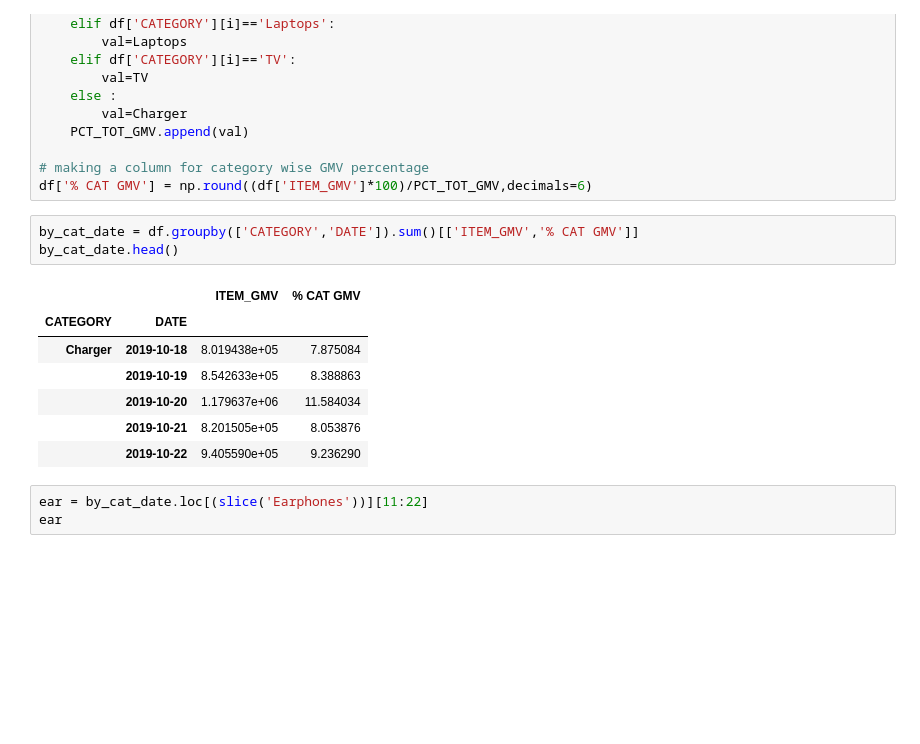
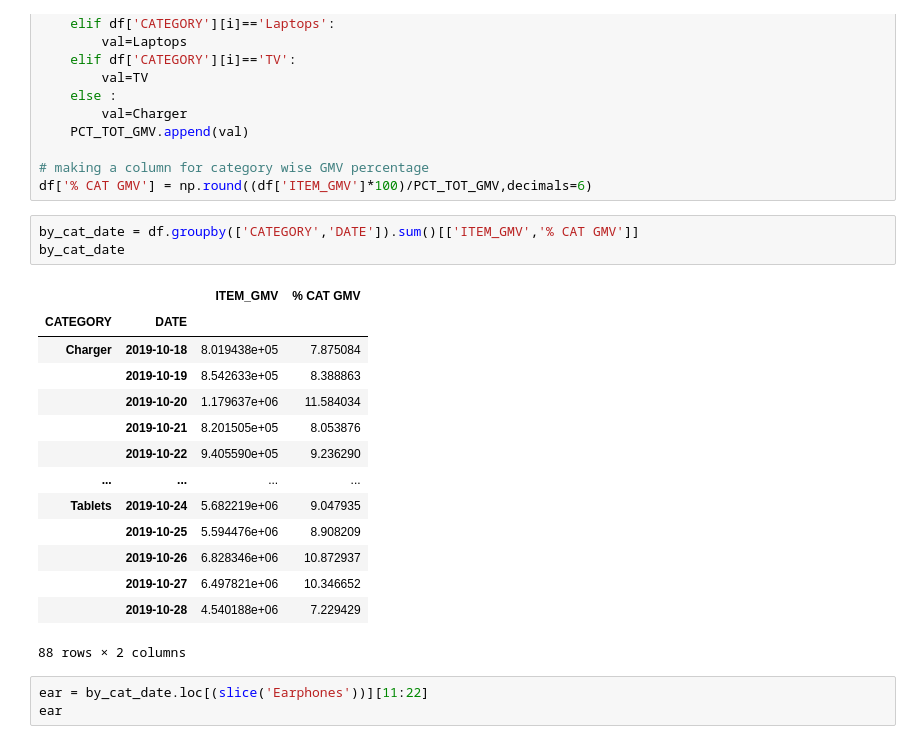
Before and after one commit to raahul42/Case-Comps, a Jupyter notebook: ByteCrunch/ByteCrunch post-diwa.ipynb, the cells around one changed output. Drawn from its saved outputs; the diff is of its cells as text; blank space fills up the shorter version.

```diff
--- a/ByteCrunch/ByteCrunch post-diwa.ipynb
+++ b/ByteCrunch/ByteCrunch post-diwa.ipynb
@@ -242,15 +248,22 @@ for i in range(df['ORDERS'].size):
 df['% CAT GMV'] = np.round((df['ITEM_GMV']*100)/PCT_TOT_GMV,decimals=6)
 # %%
 by_cat_date = df.groupby(['CATEGORY','DATE']).sum()[['ITEM_GMV','% CAT GMV']]
-by_cat_date.head()
+by_cat_date
 # %% [output]
 |  |  | ITEM_GMV | % CAT GMV |
 | CATEGORY | DATE |  |  |
 | Charger | 2019-10-18 | 8.019438e+05 | 7.875084 |
 |  | 2019-10-19 | 8.542633e+05 | 8.388863 |
 |  | 2019-10-20 | 1.179637e+06 | 11.584034 |
 |  | 2019-10-21 | 8.201505e+05 | 8.053876 |
 |  | 2019-10-22 | 9.405590e+05 | 9.236290 |
+| ... | ... | ... | ... |
+| Tablets | 2019-10-24 | 5.682219e+06 | 9.047935 |
+|  | 2019-10-25 | 5.594476e+06 | 8.908209 |
+|  | 2019-10-26 | 6.828346e+06 | 10.872937 |
+|  | 2019-10-27 | 6.497821e+06 | 10.346652 |
+|  | 2019-10-28 | 4.540188e+06 | 7.229429 |
+88 rows × 2 columns
 # %%
 ear = by_cat_date.loc[(slice('Earphones'))][11:22]
 ear
```
Also changed, not shown: parts of 11 cells of this notebook, 1 other file.
